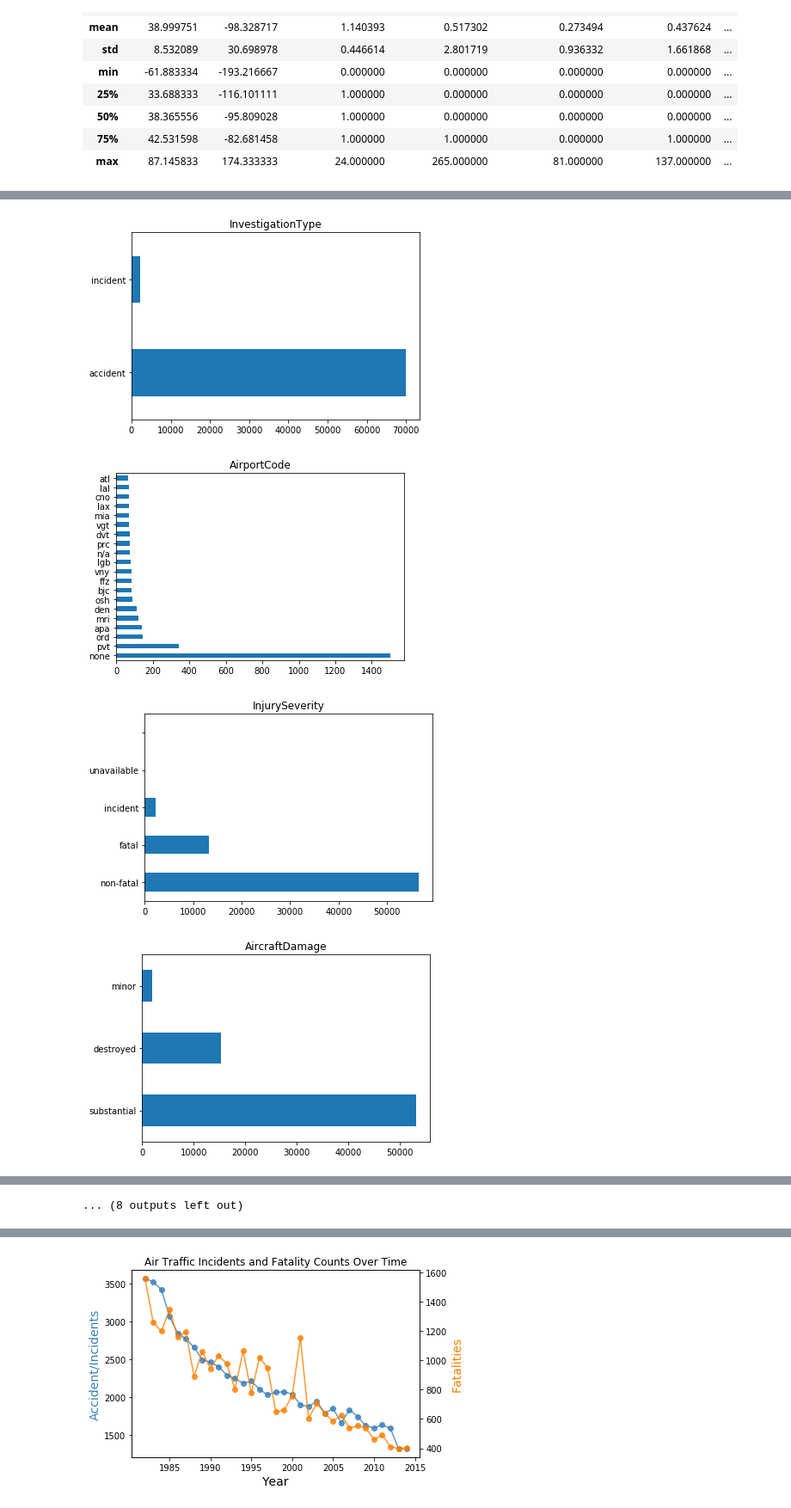
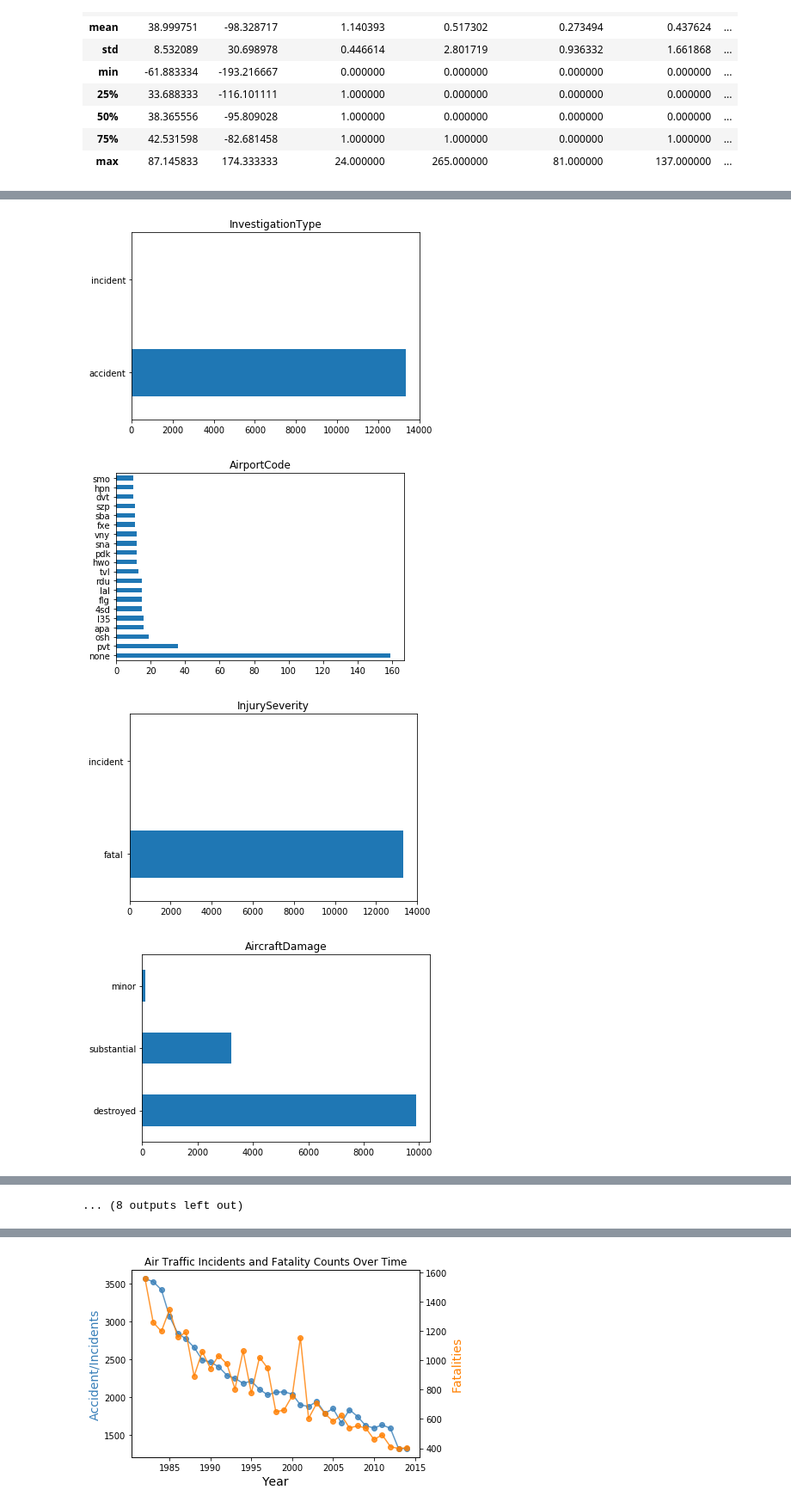
Before and after one commit to kirstyward/data-scientist-exercise02, a Jupyter notebook: NTSB.ipynb, the cells around one changed output, grey strips where cells are left out. Shown at 86% size. Cells and saved outputs as stored; diff of their text form; code cells hidden in the pictures.

Commit message:
add markdown comments, fatal accidents ploting

```diff
--- a/NTSB.ipynb
+++ b/NTSB.ipynb
@@ -156,0 +182,12 @@ df_clean.describe()
+# %%
+#Create list of columns to plot
+plot_cols = ['InvestigationType', 'AirportCode', 'InjurySeverity', 'AircraftDamage', 'AircraftCategory', 'Make',
+            'Model', 'AmateurBuilt', 'EngineType', 'FARDescription', 'Schedule', 'PurposeOfFlight', 'AirCarrier',
+             'WeatherCondition', 'BroadPhaseOfFlight', 'ReportStatus', 'City', 'State', 'year', 'month']
+
+#For each column, create horizontal bar chart of most common values (up to 20 unique values)
+for col in plot_cols:
+
+    df_clean[col].value_counts()[:20].plot(kind='barh')
+    plt.title(col)
+    plt.show()
@@ -156,0 +242,29 @@ df_clean.describe()
+# %%
+fig, ax = plt.subplots(figsize=(20, 7), sharex=True)
+
+#Create dataframe of only fatal accidents
+fatal = df_clean[df_clean['TotalFatalInjuries'] >= 1]
+
+plt.subplot(1, 3, 1)
+enginetype_fatal = fatal['EngineType'].value_counts(normalize=True)[:5] * 100
+enginetype_fatal.plot(kind='barh')
+plt.xlabel('Percent of Incidents', fontsize=14)
+plt.title('Engine Type' ,fontsize=20)
+plt.tick_params(labelsize=14)
+
+plt.subplot(1, 3, 2)
+engineno_fatal = fatal['NumberOfEngines'].value_counts(normalize=True) * 100
+engineno_fatal.plot(kind='barh')
+plt.xlabel('Percent of Incidents',fontsize=14)
+plt.title('Number of Engines',fontsize=20)
+plt.tick_params(labelsize=14)
+
+plt.subplot(1, 3, 3)
+make_fatal = fatal['Make'].value_counts(normalize=True)[:5] * 100
+make_fatal.plot(kind='barh')
+plt.xlabel('Percent of Incidents',fontsize=14)
+plt.title('Make',fontsize=20)
+plt.tick_params(labelsize=14)
+
+#Adjust whitespace between plots so the labels don't overlap
+plt.subplots_adjust(wspace=.3)
@@ -157,15 +273,15 @@ df_clean.describe()
 # %%
 plot_cols = ['InvestigationType', 'AirportCode', 'InjurySeverity', 'AircraftDamage', 'AircraftCategory', 'Make',
             'Model', 'AmateurBuilt', 'EngineType', 'FARDescription', 'Schedule', 'PurposeOfFlight', 'AirCarrier',
              'WeatherCondition', 'BroadPhaseOfFlight', 'ReportStatus', 'City', 'State', 'year', 'month']
 
 for col in plot_cols:
 
-    df_clean[col].value_counts()[:20].plot(kind='barh')
+    fatal[col].value_counts()[:20].plot(kind='barh')
     plt.title(col)
     plt.show()
 # %% [output]
-[figure, old version]
+[figure, new version]
-[figure, old version]
+[figure, new version]
-[figure, old version]
+[figure, new version]
-[figure, old version]
+[figure, new version]
```
Also changed, not shown: parts of 25 cells of this notebook, 1 other file.
